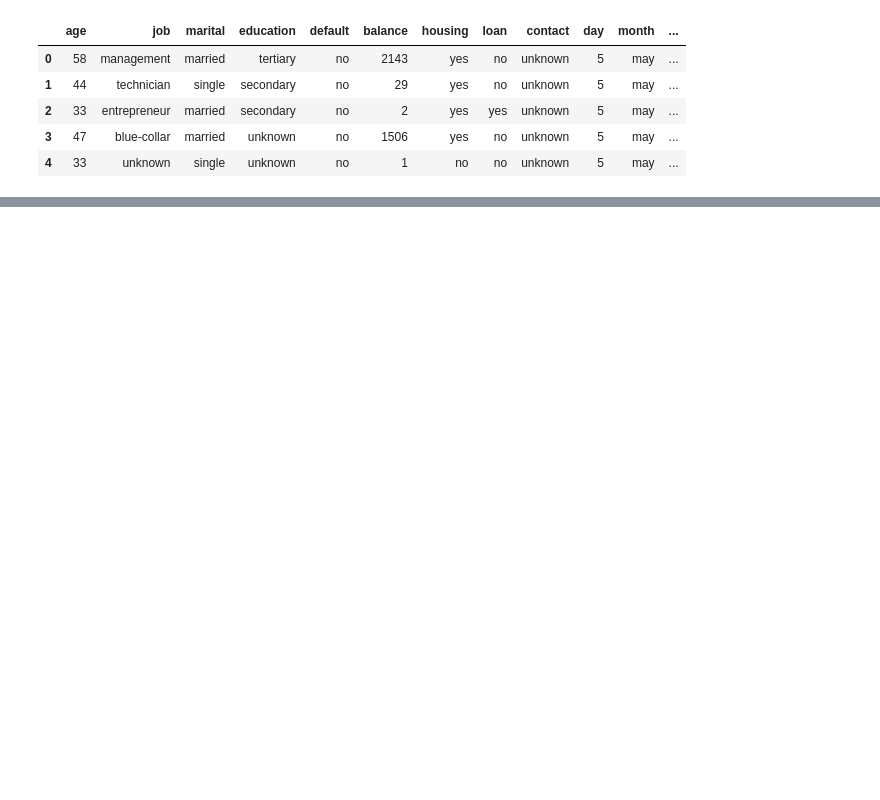
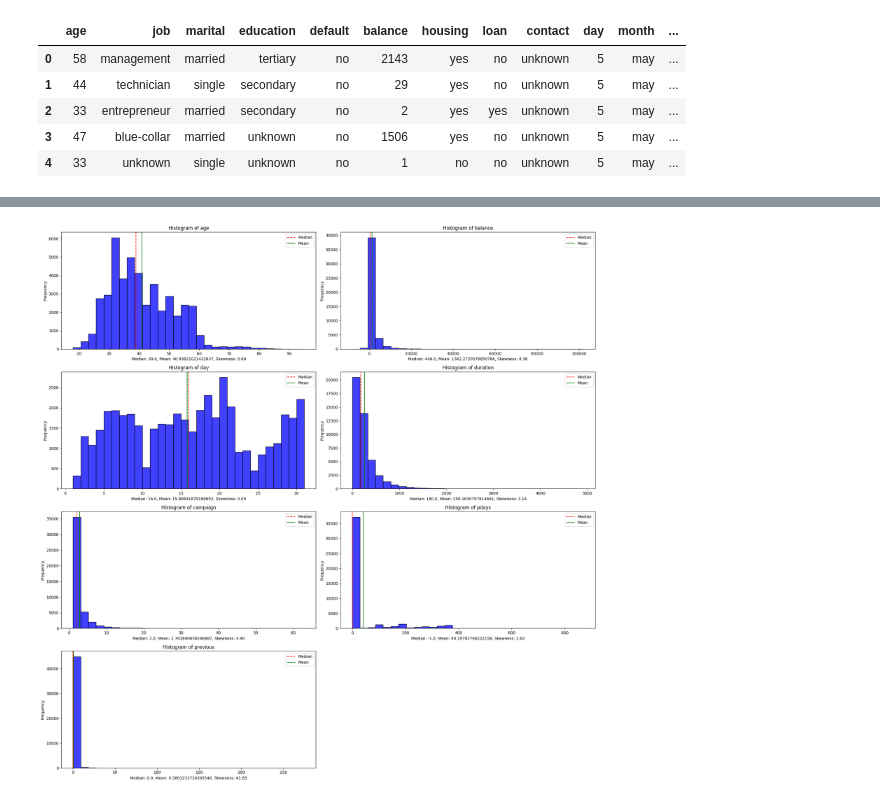
Before and after one commit to dsabljic/Bank-Marketing, a Jupyter notebook: BankMarketing.ipynb, the cells around one changed output, grey strips where cells are left out. Saved outputs shown, nothing was run; the diff lists cells and outputs as text; code cells hidden in the pictures; blank space fills up the shorter version.

```diff
--- a/BankMarketing.ipynb
+++ b/BankMarketing.ipynb
@@ -21,0 +183,37 @@ df.shape
+# %%
+def plot_numerical_distributions(df, filename=None):
+
+    numerical_columns = df.select_dtypes(include=['number']).columns
+
+    num_rows = np.ceil(len(numerical_columns) / 2).astype(int)
+
+    plt.figure(figsize=(20, 5 * num_rows))
+
+    for i, col in enumerate(numerical_columns, 1):
+        plt.subplot(num_rows, 2, i)
+        sns.histplot(df[col], kde=False, color='blue', bins=30)
+
+        median_val = df[col].median()
+        mean_val = df[col].mean()
+        skewness_val = skew(df[col].dropna())
+
+        plt.axvline(median_val, color='red', linestyle='--', label='Median')
+        plt.axvline(mean_val, color='green', linestyle='-', label='Mean')
+
+        plt.title(f'Histogram of {col}')
+        plt.xlabel(f'Median: {median_val}, Mean: {mean_val}, Skewness: {skewness_val:.2f}')
+        plt.ylabel('Frequency')
+        plt.legend()
+
+    plt.tight_layout()
+
+    if filename:
+        plt.savefig(filename)
+        plt.close()
+        return filename
+    else:
+        plt.show()
+# %%
+plot_numerical_distributions(df)
+# %% [output]
+[figure, added]
```
Also changed, not shown: parts of 17 cells of this notebook.
